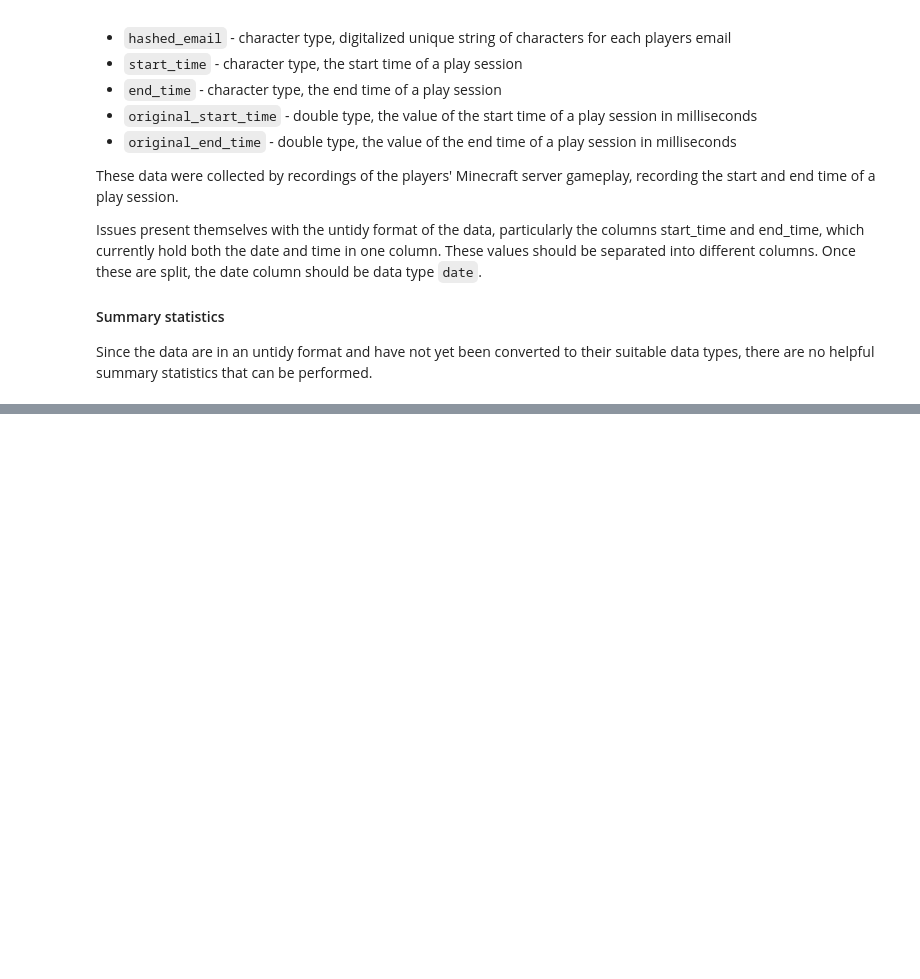
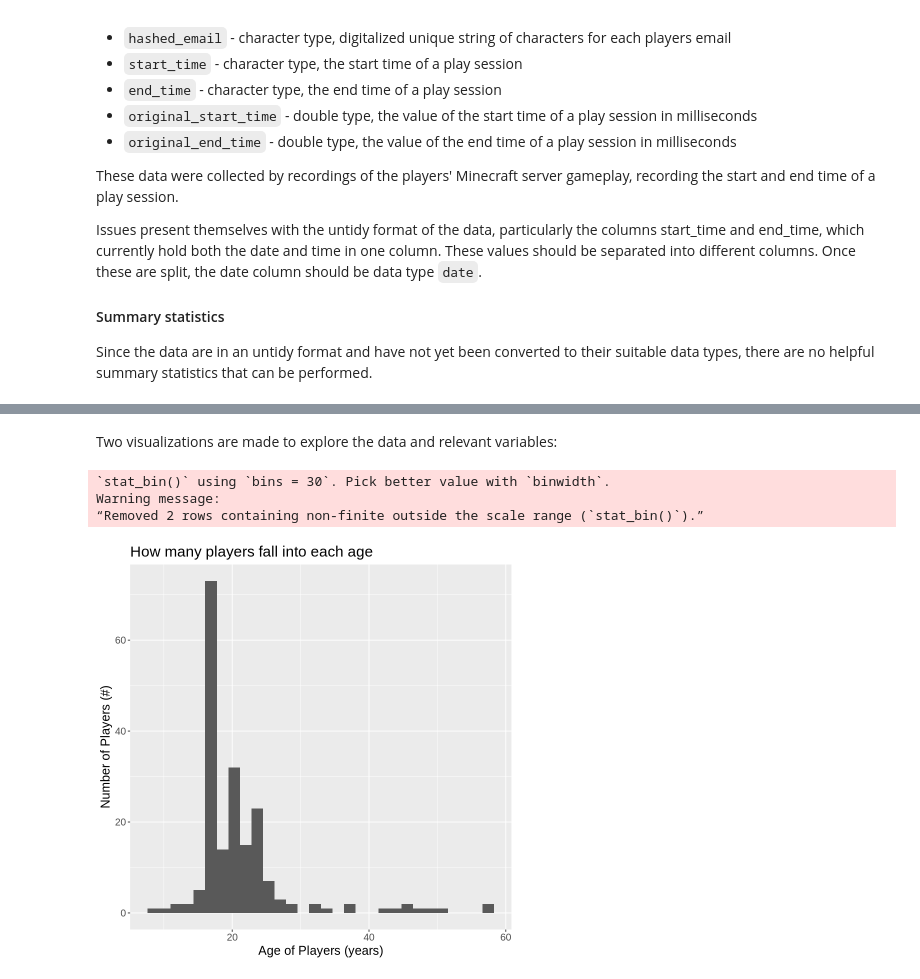
Before and after one commit to ralmoustadi/individual_project, a Jupyter notebook: project_planning.ipynb, the cells around one changed output, grey strips where cells are left out. Drawn from its saved outputs; the diff is of its cells as text; code cells hidden in the pictures; blank space fills up the shorter version.

Commit message:
Visualizations of relevant variables made
Two plots have been made based on the two variables outlined in the specific question that I'm trying to answer in this project

```diff
--- a/project_planning.ipynb
+++ b/project_planning.ipynb
@@ -138,0 +186,3 @@ Using the age and subscribe variables from the dataset players.csv, a k-nn class
+# %%
+players <- read_csv("data/players.csv")
+head(players)
@@ -138,0 +208,14 @@ Using the age and subscribe variables from the dataset players.csv, a k-nn class
+# %% [markdown]
+Two visualizations are made to explore the data and relevant variables:
+# %%
+age_plot <- players |>
+    ggplot(aes(x = Age)) +
+    geom_histogram() +
+    labs(x = "Age of Players (years)", y = "Number of Players (#)", title = "How many players fall into each age") +
+    theme(text = element_text(size = 15))
+age_plot
+# %% [output]
+`stat_bin()` using `bins = 30`. Pick better value with `binwidth`.
+Warning message:
+“Removed 2 rows containing non-finite outside the scale range (`stat_bin()`).”
+[figure, added]
```
Also changed, not shown: parts of 6 cells of this notebook.
